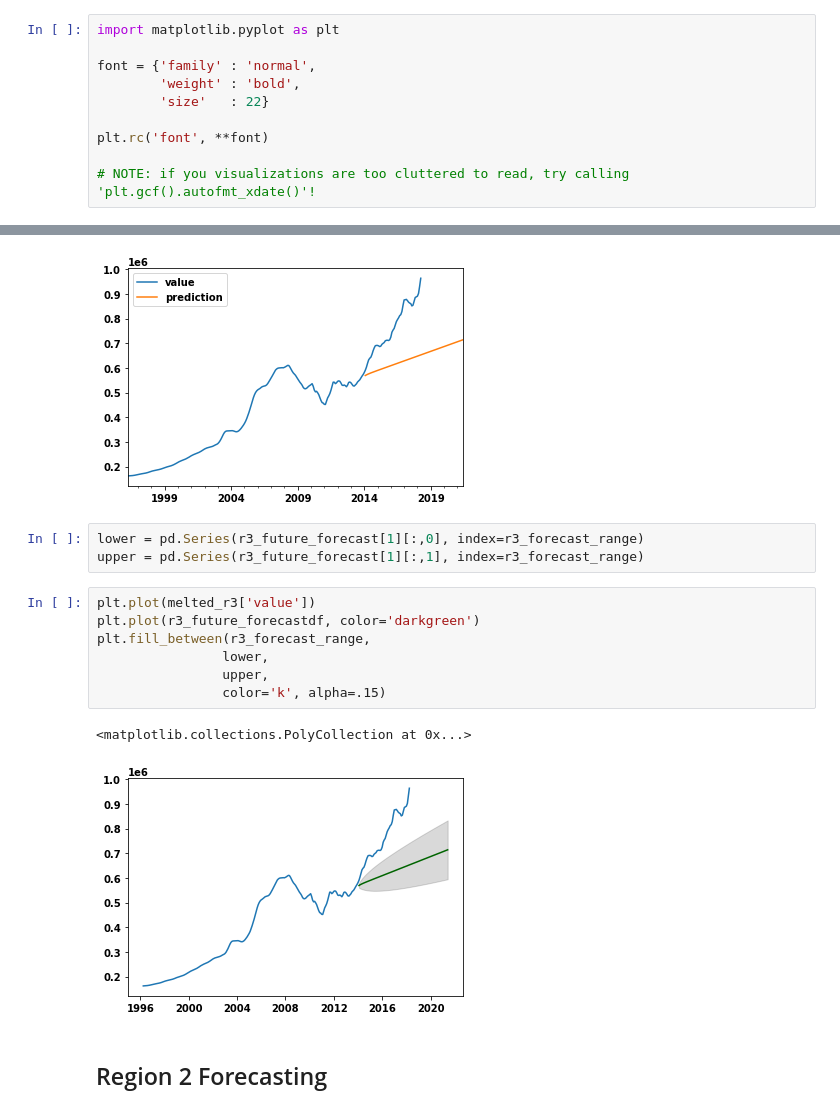
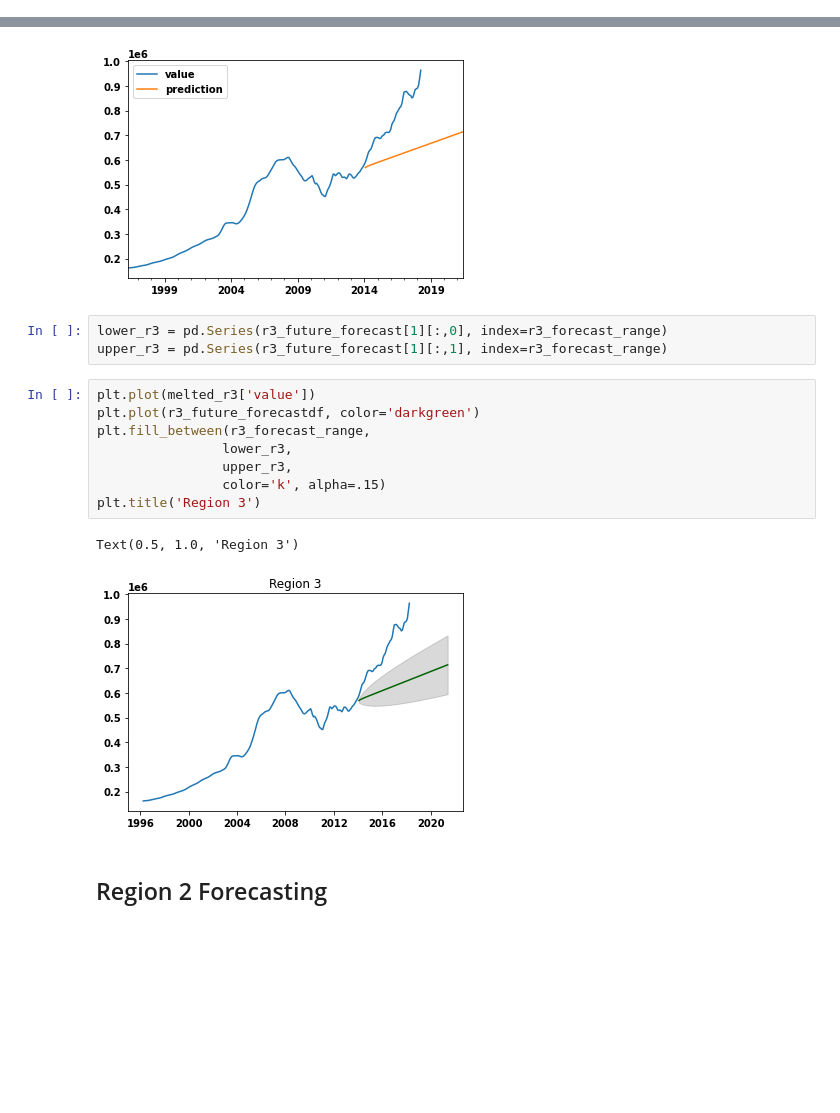
Before and after one commit to yehcolum/ZillowTimeSeries, a Jupyter notebook: time-series/Zillow Data Time Series Analysis.ipynb, the cells around one changed output, grey strips where cells are left out. Cells and saved outputs as stored; diff of their text form; blank space fills up the shorter version.

```diff
--- a/time-series/Zillow Data Time Series Analysis.ipynb
+++ b/time-series/Zillow Data Time Series Analysis.ipynb
@@ -150,11 +123 @@ top5
-# %%
-import matplotlib.pyplot as plt
-
-font = {'family' : 'normal',
-        'weight' : 'bold',
-        'size'   : 22}
-
-plt.rc('font', **font)
-
-# NOTE: if you visualizations are too cluttered to read, try calling 'plt.gcf().autofmt_xdate()'!
 # %% [markdown]
@@ -1331,18 +1065,19 @@ r3_combo.plot()
 <AxesSubplot:>
 [figure]
 # %%
-lower = pd.Series(r3_future_forecast[1][:,0], index=r3_forecast_range)
-upper = pd.Series(r3_future_forecast[1][:,1], index=r3_forecast_range)
+lower_r3 = pd.Series(r3_future_forecast[1][:,0], index=r3_forecast_range)
+upper_r3 = pd.Series(r3_future_forecast[1][:,1], index=r3_forecast_range)
 # %%
 plt.plot(melted_r3['value'])
 plt.plot(r3_future_forecastdf, color='darkgreen')
 plt.fill_between(r3_forecast_range,
-                lower,
-                upper,
+                lower_r3,
+                upper_r3,
                 color='k', alpha=.15)
+plt.title('Region 3')
 # %% [output]
-<matplotlib.collections.PolyCollection at 0x...>
+Text(0.5, 1.0, 'Region 3')
-[figure, old version]
+[figure, new version]
 # %% [markdown]
 ## Region 2 Forecasting
 # %%
```
Also changed, not shown: parts of 115 cells of this notebook.
